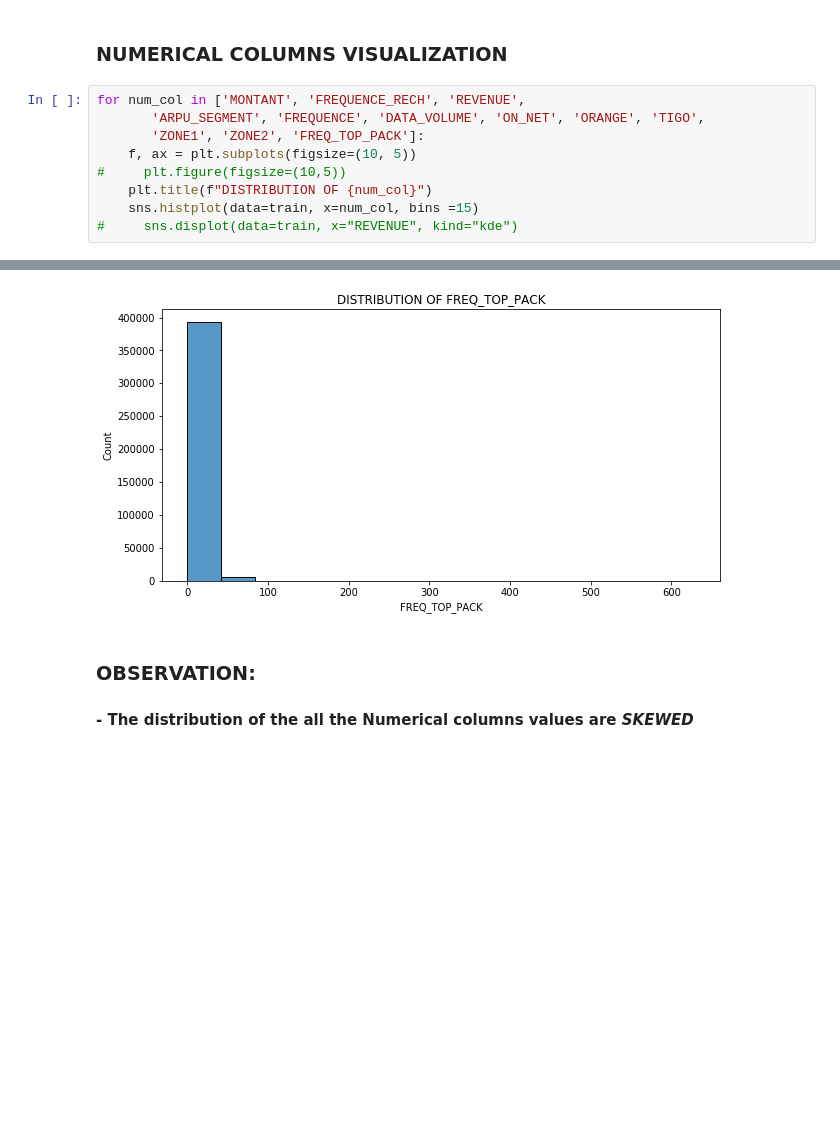
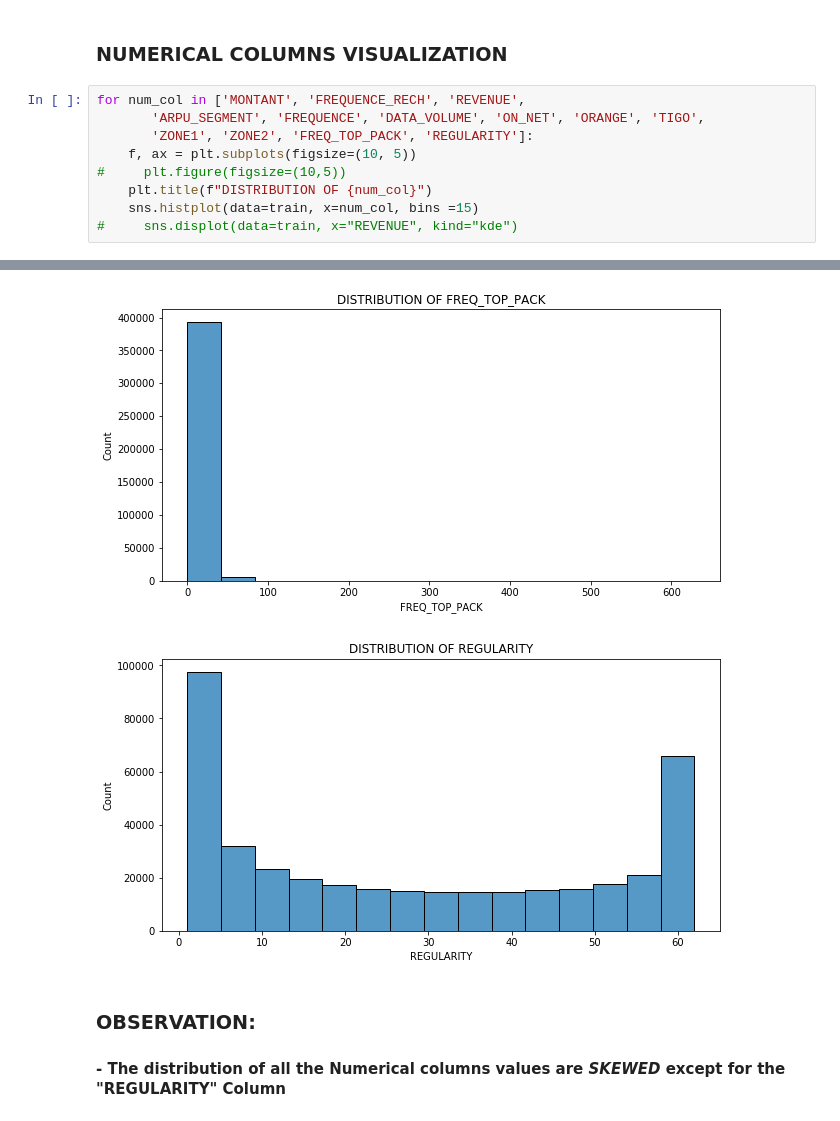
Before and after one commit to JUGG097/DSN-Expresso-Churn-Hackathon, a Jupyter notebook: Visualization.ipynb, the cells around one changed output, grey strips where cells are left out. Cells and saved outputs as stored; diff of their text form; blank space fills up the shorter version.

```diff
--- a/Visualization.ipynb
+++ b/Visualization.ipynb
@@ -99,25 +99,26 @@ for cat_col in ["REGION", "TENURE", "MRG"]:
 # %%
 for num_col in ['MONTANT', 'FREQUENCE_RECH', 'REVENUE',
        'ARPU_SEGMENT', 'FREQUENCE', 'DATA_VOLUME', 'ON_NET', 'ORANGE', 'TIGO',
-       'ZONE1', 'ZONE2', 'FREQ_TOP_PACK']:
+       'ZONE1', 'ZONE2', 'FREQ_TOP_PACK', 'REGULARITY']:
     f, ax = plt.subplots(figsize=(10, 5))
 #     plt.figure(figsize=(10,5))
     plt.title(f"DISTRIBUTION OF {num_col}")
     sns.histplot(data=train, x=num_col, bins =15)
 #     sns.displot(data=train, x="REVENUE", kind="kde")
 # %% [output]
 [figure]
 [figure]
 [figure]
 [figure]
 [figure]
 [figure]
 [figure]
 [figure]
 [figure]
 [figure]
 [figure]
 [figure]
+[figure, added]
 # %% [markdown]
 ### OBSERVATION:
-#### - The distribution of the all the Numerical columns values are *SKEWED*
+#### - The distribution of all the Numerical columns values are *SKEWED* except for the "REGULARITY" Column
```
Also changed, not shown: 1 other file.
